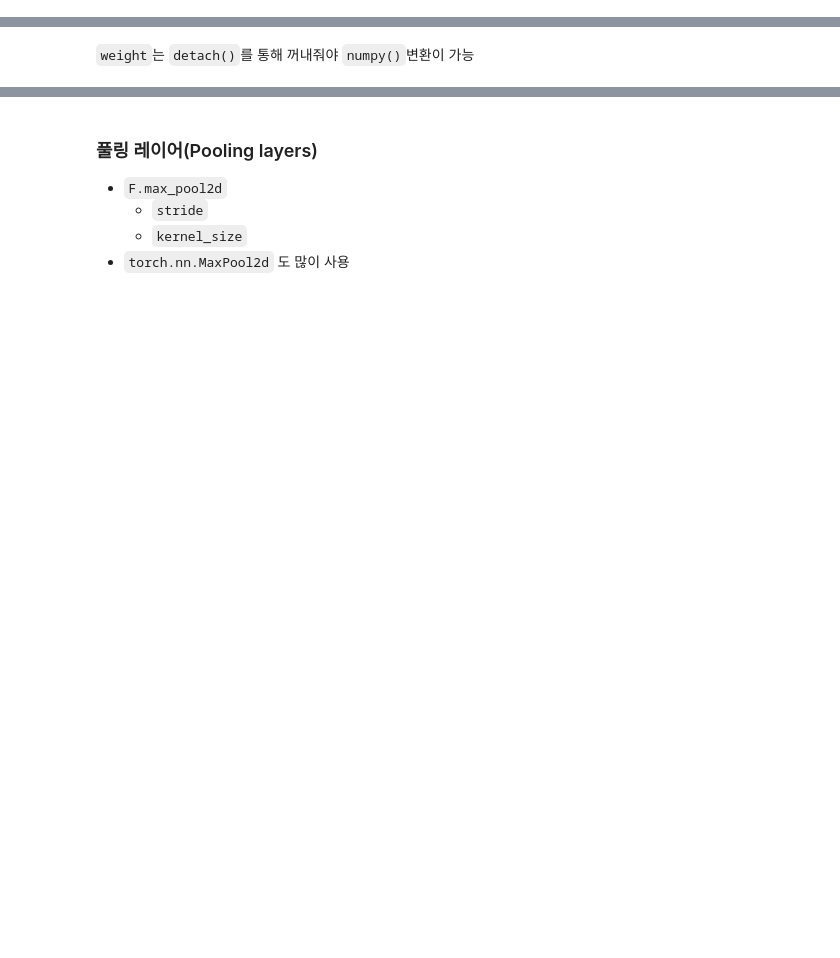
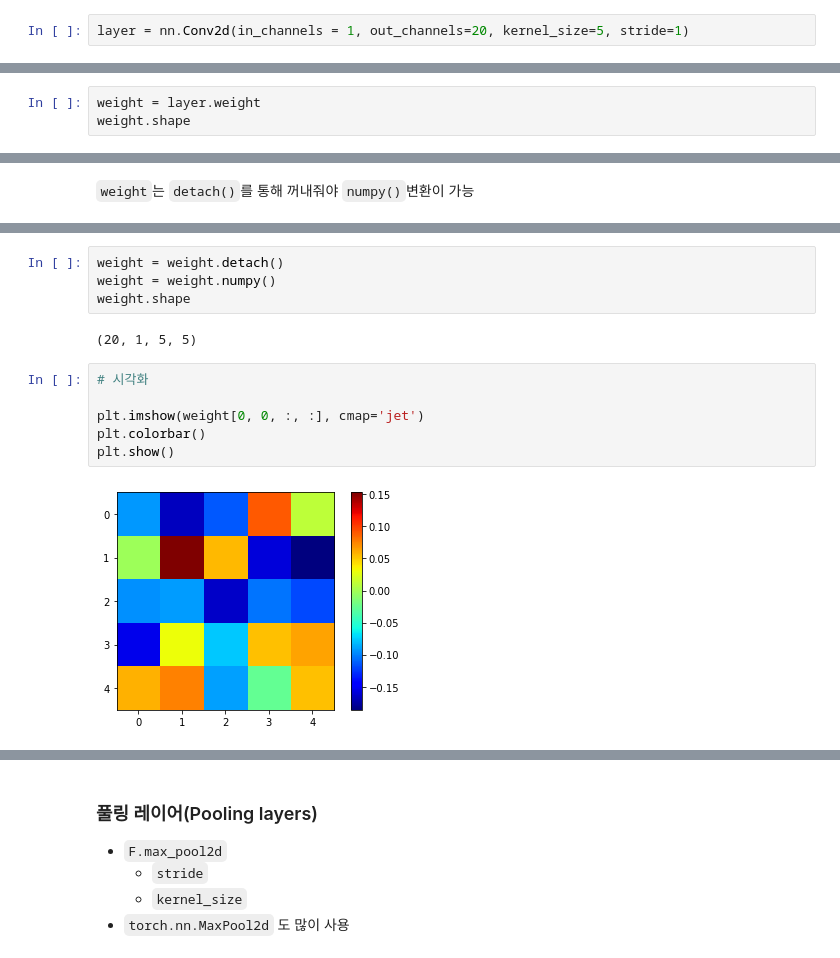
Before and after one commit to passiona2z/study, a Jupyter notebook: Pytorch_basic/파이토치(PyTorch)_한번에_끝내기.ipynb, the cells around one changed output, grey strips where cells are left out. Drawn from its saved outputs; the diff is of its cells as text; blank space fills up the shorter version.

```diff
--- a/Pytorch_basic/파이토치(PyTorch)_한번에_끝내기.ipynb
+++ b/Pytorch_basic/파이토치(PyTorch)_한번에_끝내기.ipynb
@@ -926,2 +1232,7 @@ https://pytorch.org/docs/stable/nn.html
+# %%
+layer = nn.Conv2d(in_channels = 1, out_channels=20, kernel_size=5, stride=1)
 # %% [markdown]
 `weight` 확인
+# %%
+weight = layer.weight
+weight.shape
@@ -929,0 +1272,14 @@ https://pytorch.org/docs/stable/nn.html
+# %%
+weight = weight.detach()
+weight = weight.numpy()
+weight.shape
+# %% [output]
+(20, 1, 5, 5)
+# %%
+# 시각화
+
+plt.imshow(weight[0, 0, :, :], cmap='jet')
+plt.colorbar()
+plt.show()
+# %% [output]
+[figure, added]
```
Also changed, not shown: parts of 119 cells of this notebook, 1 other file.
